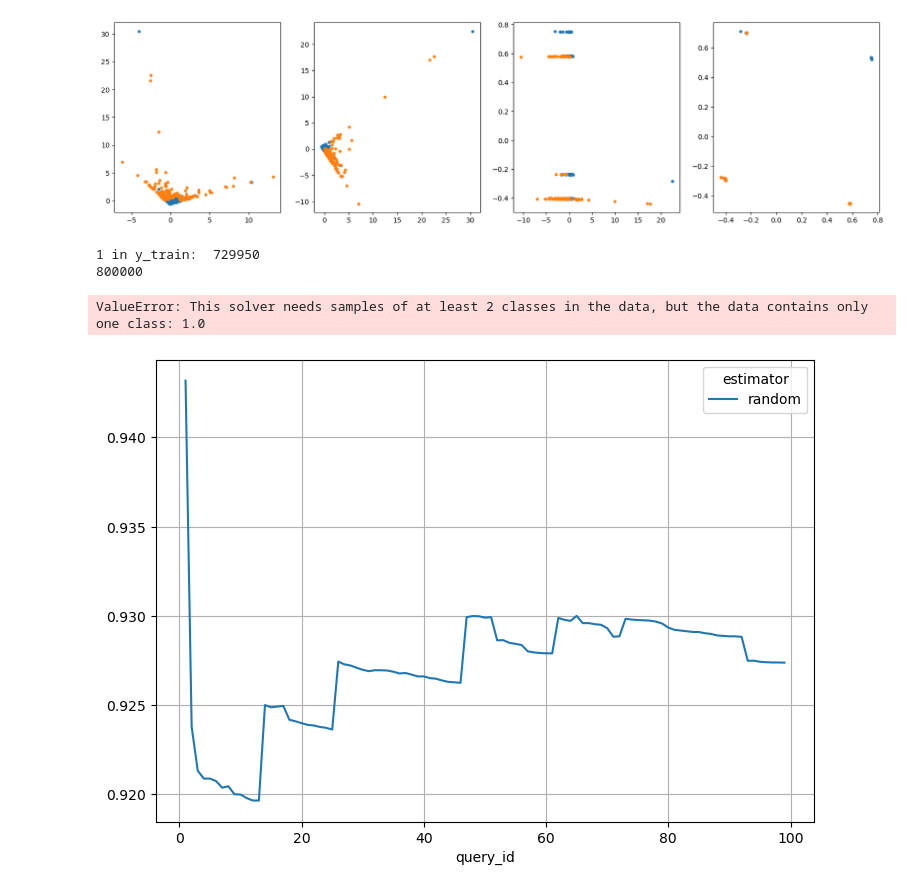
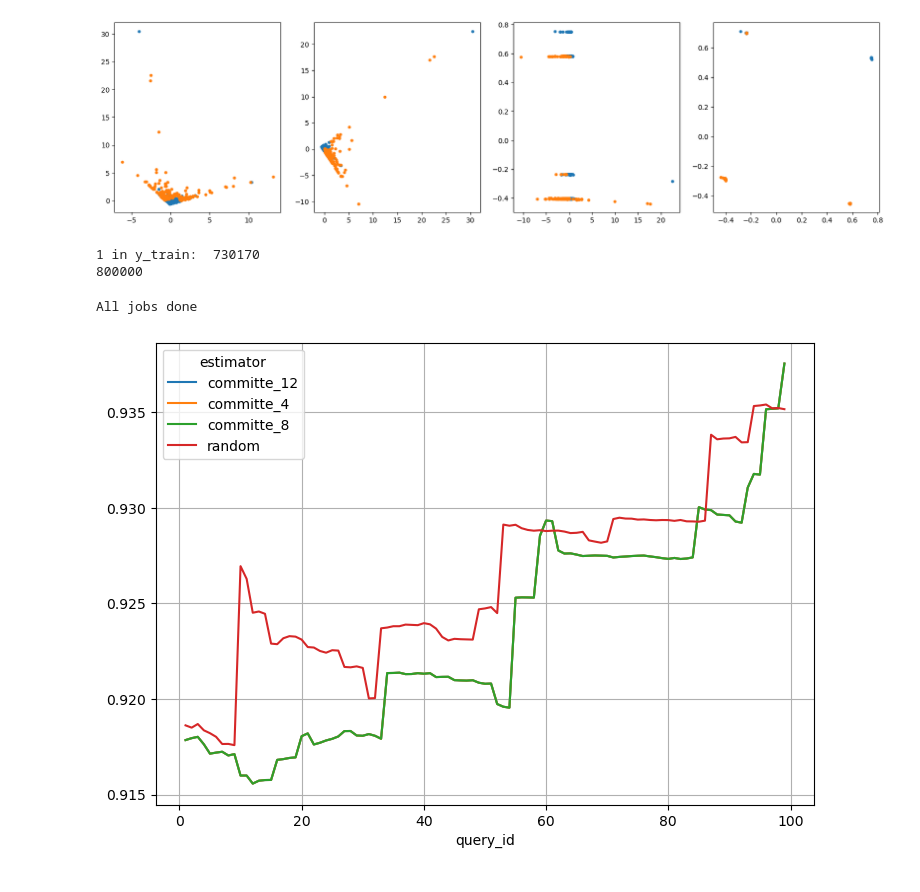
Before and after one commit to LucasEmcken/CCFraud, a Jupyter notebook: data_vis.ipynb, the cells around one changed output. Cells and saved outputs as stored; diff of their text form; code cells hidden in the pictures.

```diff
--- a/data_vis.ipynb
+++ b/data_vis.ipynb
@@ -98,7 +120,7 @@ n_queries = 100 # You can lower this to decrease run time
 
 # You can increase this to get error bars on your evaluation.
 # You probably need to use the parallel code to make this reasonable to compute
-n_repeats = 1
+n_repeats = 5
 
 permutations=[np.random.permutation(X_train.shape[0]) for _ in range(n_repeats)]
 if np.count_nonzero(y_train[permutations[0][0:2]] == 1) == 0:
@@ -110,7 +132,7 @@ if np.count_nonzero(y_train[permutations[0][0:2]] == 0) == 0:
 
 ResultsRecord = namedtuple('ResultsRecord', ['estimator', 'query_id', 'score'])
 # %% [output]
-1 in y_train:  729950
+1 in y_train:  730170
 800000
 # %%
 ModelClass=LogisticRegression
@@ -160,7 +182,9 @@ random_results = []
 
 ModelClass=LogisticRegression
 
-n_start = 1
+n_start = 5
+
+n_members=[2, 4, 8]
 
 for i_repeat in range(n_repeats):
     start_points = permutations[i_repeat][:n_start]
@@ -174,22 +198,51 @@ for i_repeat in range(n_repeats):
 
         random_results.append(ResultsRecord('random', i_query, random_score))
         #committee leaner
-        committee_result = train_committee(i_repeat, 12, X_train, y_train,n_start)
+    #committee_results = train_committee(i_repeat, 12, X_train, y_train,n_start)
+
+result = Parallel(n_jobs=-1)(delayed(train_committee)(i,i_members,X_train,y_train, n_start) for i, i_members in it.product(range(n_repeats), n_members))
+
+uncertain_results = []
+ModelClass=LogisticRegression
+
+n_start = 2
+addn = 1
+
+for i_repeat in range(n_repeats):
+    uncertain_learner = ModelClass()
+    us_query_indices=permutations[i_repeat][:n_start]
+    for i_query in tqdm(range(1,n_queries)):
+
+        #random leaner
+        uncertain_learner = uncertain_learner.fit(X=X_train[us_query_indices, :], y=y_train[us_query_indices])
+
+        pred = uncertain_learner.predict_proba(X_test)
+        uncertain_score = sklearn.metrics.adjusted_rand_score(y_test, np.argmax(pred, axis=1))
+        uncertain_results.append(ResultsRecord('uncertain', i_query, uncertain_score))
+
+        pred = uncertain_learner.predict_proba(X_train)
+        for _ in range(addn):
+            uncertain_index = np.argmax(1-np.max(pred, axis=1))
+            pred = np.delete(pred, uncertain_index, axis=0)
+            us_query_indices = np.append(query_indices, uncertain_index)
 
 
-#
+print('All jobs done')
+committee_results=[r for rs in result for r in rs]
 # %% [output]
-ValueError: This solver needs samples of at least 2 classes in the data, but the data contains only one class: 1.0
+All jobs done
 # %%
-df_results = pd.DataFrame(random_results)
+df_results = pd.concat([pd.DataFrame(results)
+                        for results in
+                        [random_results, committee_results, uncertain_results]])
 
 df_results_mean=df_results.groupby(['estimator','query_id']).mean()
 df_results_std=df_results.groupby(['estimator','query_id']).std()
 
 df_mean=df_results_mean.reset_index().pivot(index='query_id', columns='estimator', values='score')
 df_std=df_results_std.reset_index().pivot(index='query_id', columns='estimator', values='score')
 
 df_mean.plot(figsize=(8.5,6), yerr=df_std)
 plt.grid('on')
 # %% [output]
-[figure, old version]
+[figure, new version]
```
Also changed, not shown: parts of 7 cells of this notebook.
